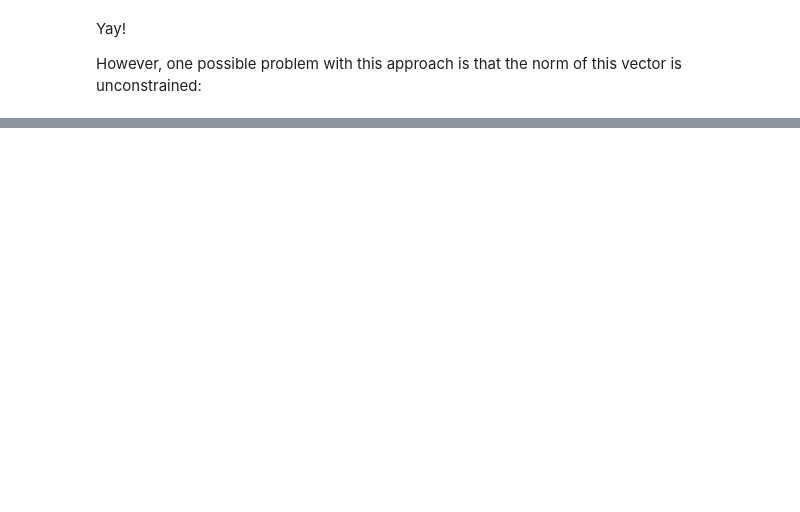
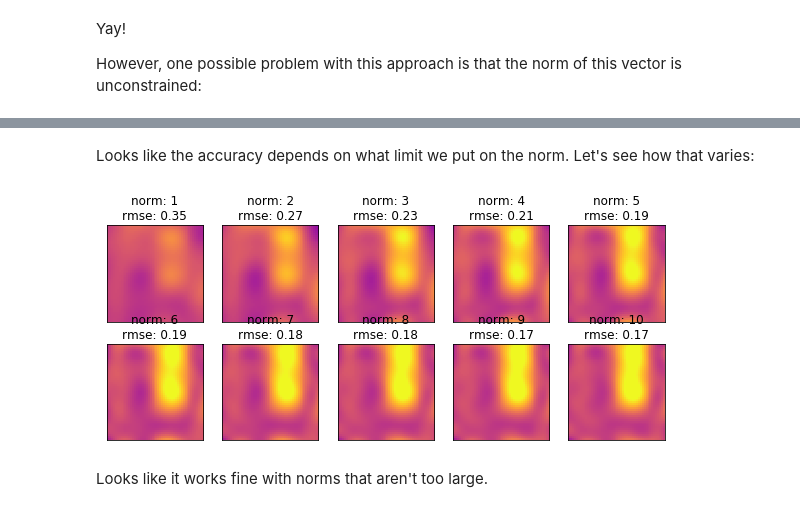
Before and after one commit to tcstewar/testing_notebooks, a Jupyter notebook: spa_power/Representing a Region.ipynb, the cells around one changed output, grey strips where cells are left out. Drawn from its saved outputs; the diff is of its cells as text; code cells hidden in the pictures; blank space fills up the shorter version.

```diff
--- a/spa_power/Representing a Region.ipynb
+++ b/spa_power/Representing a Region.ipynb
@@ -85,0 +121,19 @@ A better solution would add a constraint on the norm.
+# %% [markdown]
+Looks like the accuracy depends on what limit we put on the norm.  Let's see how that varies:
+# %%
+plt.figure(figsize=(10,4))
+limits = np.arange(10)+1
+for i, limit in enumerate(limits):
+    plt.subplot(2, 5, i+1)
+    vv, _ = CVXSolver(norm_limit=limit)(np.array(A).T, desired.flatten().reshape(-1,1))
+
+    s = spatial_dot(vv.flatten(), X, Y, xs, ys)
+    error = np.sqrt(np.mean((s-desired)**2))
+    spatial_plot(s, colorbar=False)
+    plt.title('norm: %g\nrmse: %1.2f' % (limit, error))
+    plt.xticks([])
+    plt.yticks([])
+# %% [output]
+[figure, added]
+# %% [markdown]
+Looks like it works fine with norms that aren't too large.
```
Also changed, not shown: parts of 8 cells of this notebook.
